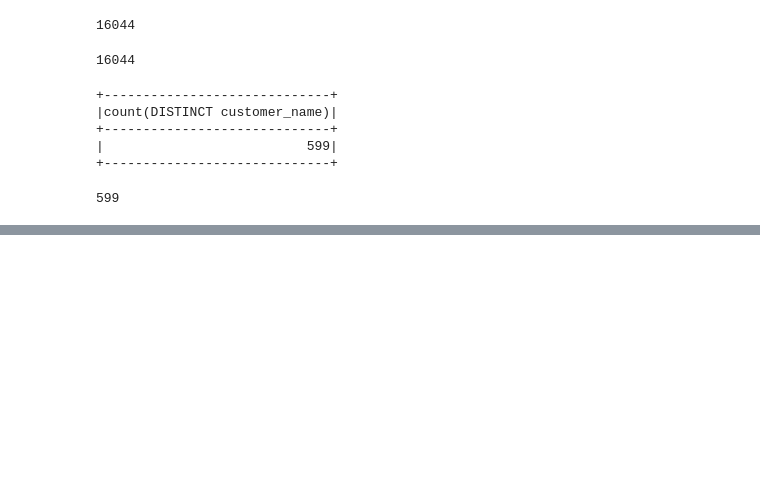
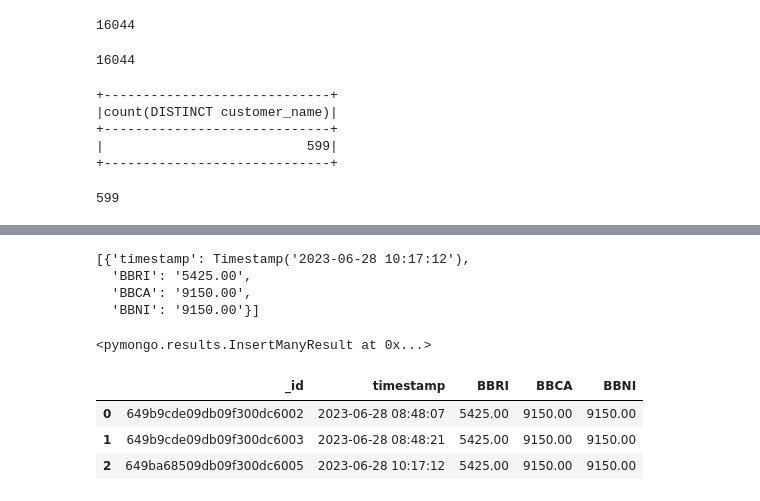
Before and after one commit to mhaniffajari/Pyspark-for-Data-Engineer, a Jupyter notebook: Pyspark for Data Engineer.ipynb, the cells around one changed output, grey strips where cells are left out. Saved outputs shown, nothing was run; the diff lists cells and outputs as text; code cells hidden in the pictures; blank space fills up the shorter version.

Commit message:
add webscrap and insert to mongodb

```diff
--- a/Pyspark for Data Engineer.ipynb
+++ b/Pyspark for Data Engineer.ipynb
@@ -496,0 +567,2 @@ mart_customer.write.jdbc(url=url, table="mart_customer", mode=mode, properties=p
+# %%
+client = MongoClient("mongodb+srv://hanif123arsenal:12345@cluster0.uv3zdyh.mongodb.net/?retryWrites=true&w=majority")
@@ -496,0 +573,2 @@ mart_customer.write.jdbc(url=url, table="mart_customer", mode=mode, properties=p
+# %%
+db = client['data']
@@ -496,0 +579,2 @@ mart_customer.write.jdbc(url=url, table="mart_customer", mode=mode, properties=p
+# %%
+collection = db['data']
@@ -496,0 +583,20 @@ mart_customer.write.jdbc(url=url, table="mart_customer", mode=mode, properties=p
+# %%
+df_dict
+# %% [output]
+[{'timestamp': Timestamp('2023-06-28 10:17:12'),
+  'BBRI': '5425.00',
+  'BBCA': '9150.00',
+  'BBNI': '9150.00'}]
+# %%
+collection.insert_many(df_dict)
+# %% [output]
+<pymongo.results.InsertManyResult at 0x...>
+# %%
+df_existing = pd.DataFrame(list(collection.find()))
+# %%
+df_existing
+# %% [output]
+|  | _id | timestamp | BBRI | BBCA | BBNI |
+| 0 | 649b9cde09db09f300dc6002 | 2023-06-28 08:48:07 | 5425.00 | 9150.00 | 9150.00 |
+| 1 | 649b9cde09db09f300dc6003 | 2023-06-28 08:48:21 | 5425.00 | 9150.00 | 9150.00 |
+| 2 | 649ba68509db09f300dc6005 | 2023-06-28 10:17:12 | 5425.00 | 9150.00 | 9150.00 |
```
Also changed, not shown: parts of 21 cells of this notebook, 1 other file.
